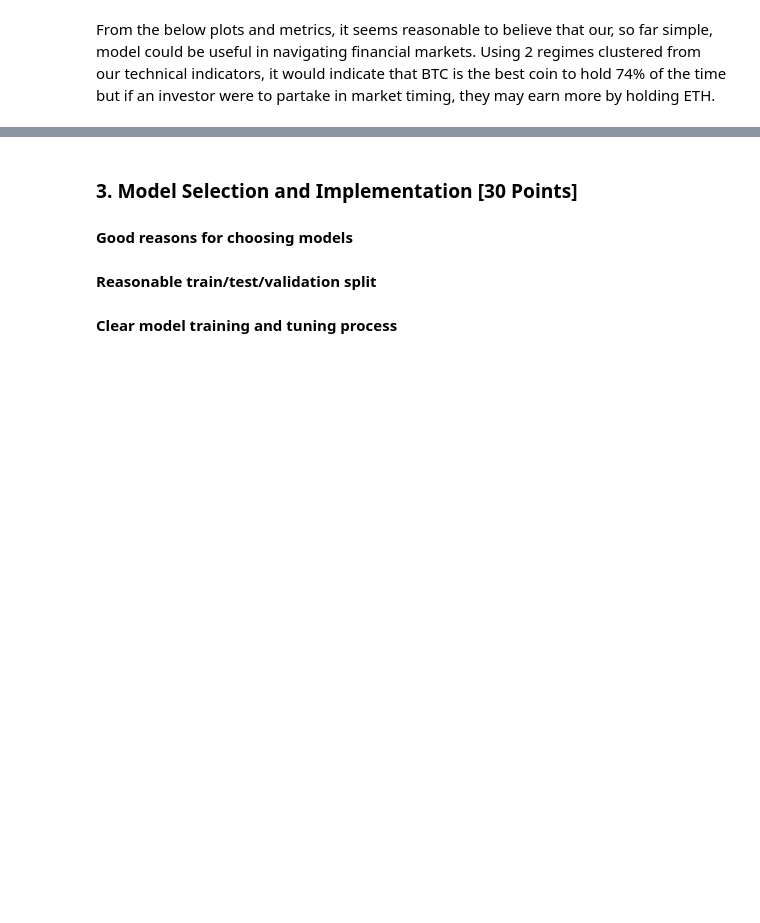
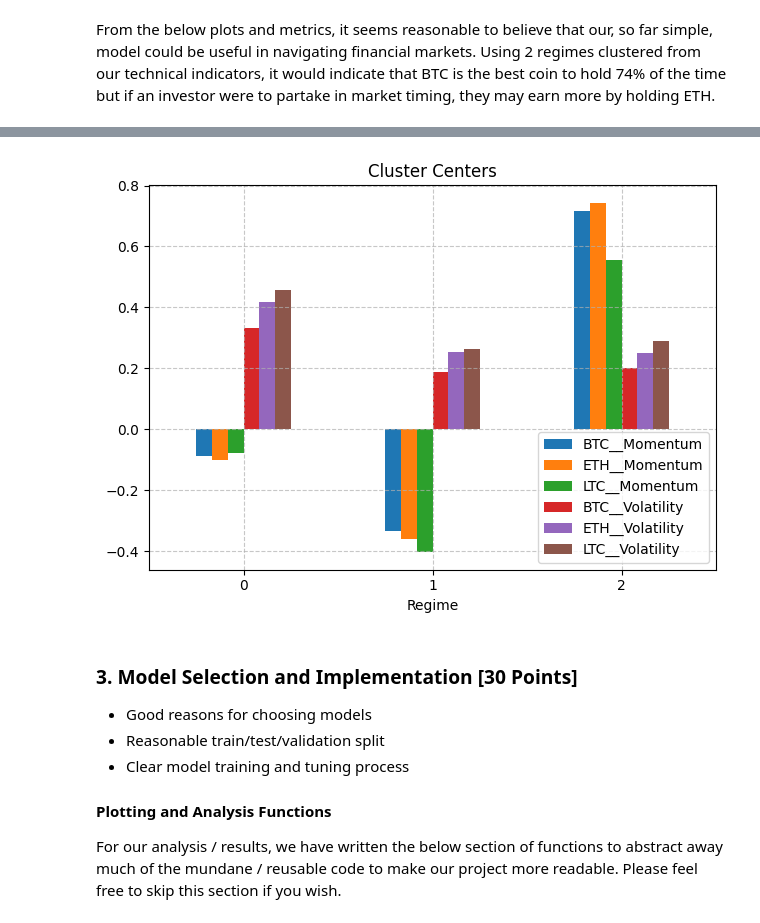
Before and after one commit to Ryanmilgrim/cfrm521_project, a Jupyter notebook: CFRM 521 Final Project.ipynb, the cells around one changed output, grey strips where cells are left out. Cells and saved outputs as stored; diff of their text form; code cells hidden in the pictures; blank space fills up the shorter version.

```diff
--- a/CFRM 521 Final Project.ipynb
+++ b/CFRM 521 Final Project.ipynb
@@ -309,6 +304,25 @@ row_0
+# %%
+
+centers = pipeline['kmeans'].cluster_centers_
+centers = pd.DataFrame(pipeline['scaler'].inverse_transform(centers), columns=technical_indicators)
+centers.index.name = 'Regime'
+
+fig, ax = plt.subplots()
+centers.plot(kind='bar', ax=ax)
+plt.title('Cluster Centers')
+plt.grid(True, alpha=0.7, linestyle='--')
+plt.xticks(rotation=0)
+plt.tight_layout()
+plt.show()
+# %% [output]
+[figure, added]
 # %% [markdown]
 ### 3. Model Selection and Implementation [30 Points]
 
-#### Good reasons for choosing models
-#### Reasonable train/test/validation split
-#### Clear model training and tuning process
+- Good reasons for choosing models
+- Reasonable train/test/validation split
+- Clear model training and tuning process
+
+#### Plotting and Analysis Functions
+
+For our analysis / results, we have written the below section of functions to abstract away much of the mundane / reusable code to make our project more readable. Please feel free to skip this section if you wish.
```
Also changed, not shown: parts of 18 cells of this notebook.
